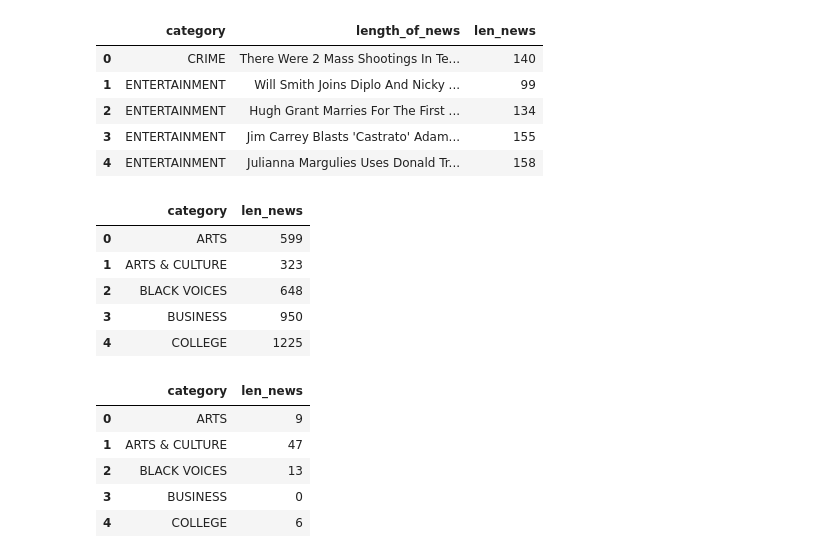
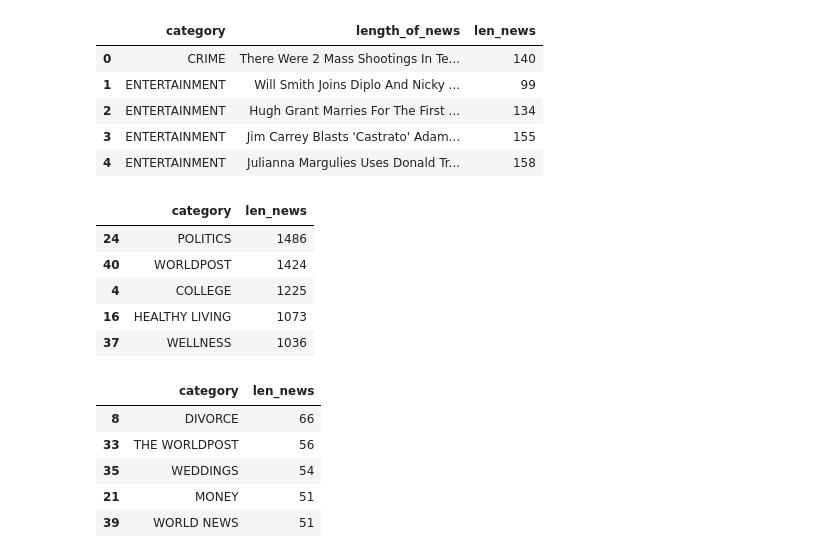
Before and after one commit to avikumart/Natural-language-processing, a Jupyter notebook: nlp-news-articles-classif-wordembeddings-rnn.ipynb, the cells around one changed output. Cells and saved outputs as stored; diff of their text form; code cells hidden in the pictures.

```diff
--- a/nlp-news-articles-classif-wordembeddings-rnn.ipynb
+++ b/nlp-news-articles-classif-wordembeddings-rnn.ipynb
@@ -207,23 +208,23 @@ final_df.head()
 | 4 | ENTERTAINMENT | Julianna Margulies Uses Donald Tr... | 158 |
 # %%
 # maximum length of news in each category
-lenmax_df = final_df.groupby('category')['len_news'].max().reset_index()
+lenmax_df = final_df.groupby('category')['len_news'].max().reset_index().sort_values(by='len_news',ascending=False)
 lenmax_df.head()
 # %% [output]
 |  | category | len_news |
-| 0 | ARTS | 599 |
-| 1 | ARTS & CULTURE | 323 |
-| 2 | BLACK VOICES | 648 |
-| 3 | BUSINESS | 950 |
+| 24 | POLITICS | 1486 |
+| 40 | WORLDPOST | 1424 |
 | 4 | COLLEGE | 1225 |
+| 16 | HEALTHY LIVING | 1073 |
+| 37 | WELLNESS | 1036 |
 # %%
 # minimum lenght of news in each category
-lenmin_df = final_df.groupby('category')['len_news'].min().reset_index()
+lenmin_df = final_df.groupby('category')['len_news'].min().reset_index().sort_values(by='len_news',ascending=False)
 lenmin_df.head()
 # %% [output]
 |  | category | len_news |
-| 0 | ARTS | 9 |
-| 1 | ARTS & CULTURE | 47 |
-| 2 | BLACK VOICES | 13 |
-| 3 | BUSINESS | 0 |
-| 4 | COLLEGE | 6 |
+| 8 | DIVORCE | 66 |
+| 33 | THE WORLDPOST | 56 |
+| 35 | WEDDINGS | 54 |
+| 21 | MONEY | 51 |
+| 39 | WORLD NEWS | 51 |
```
Also changed, not shown: parts of 12 cells of this notebook.
